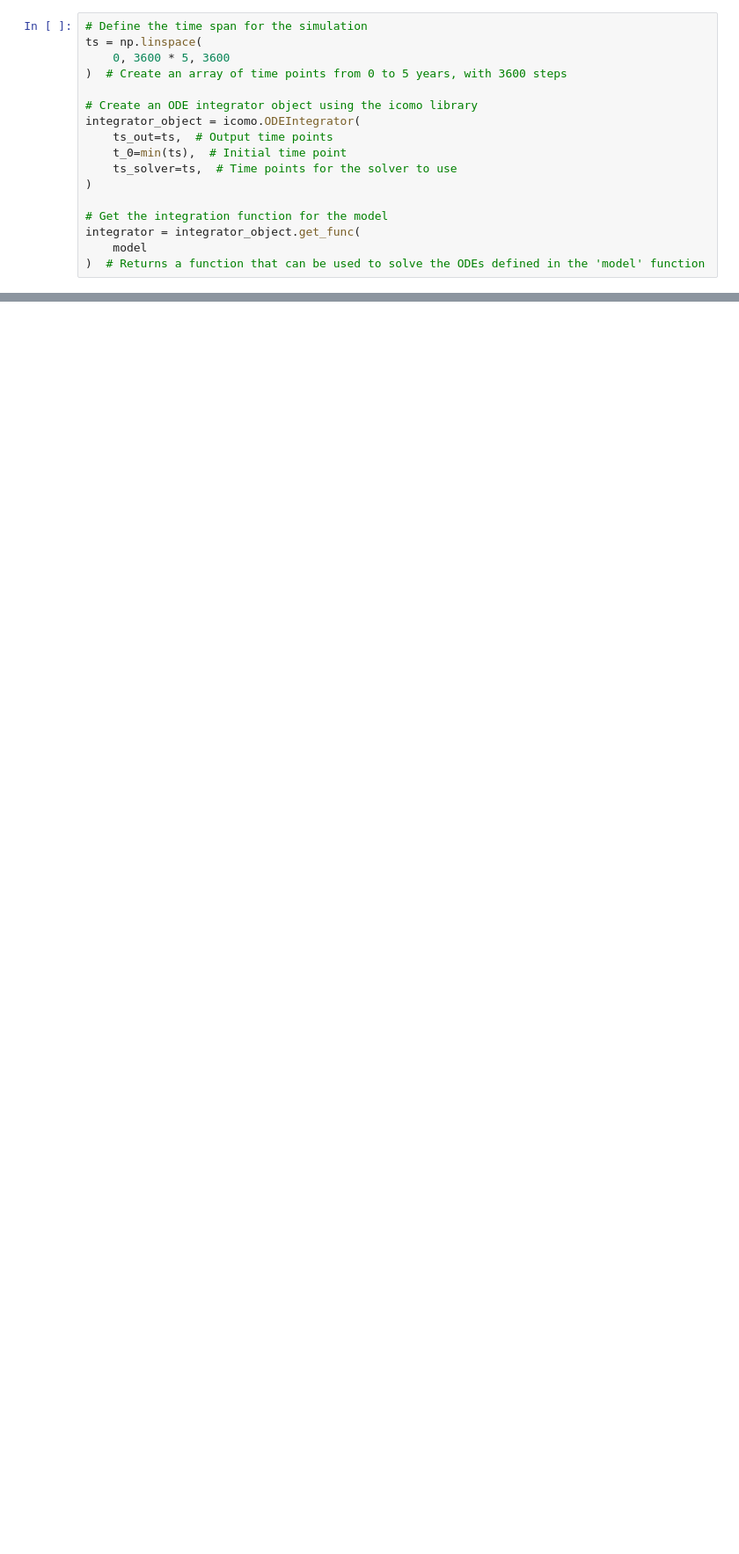
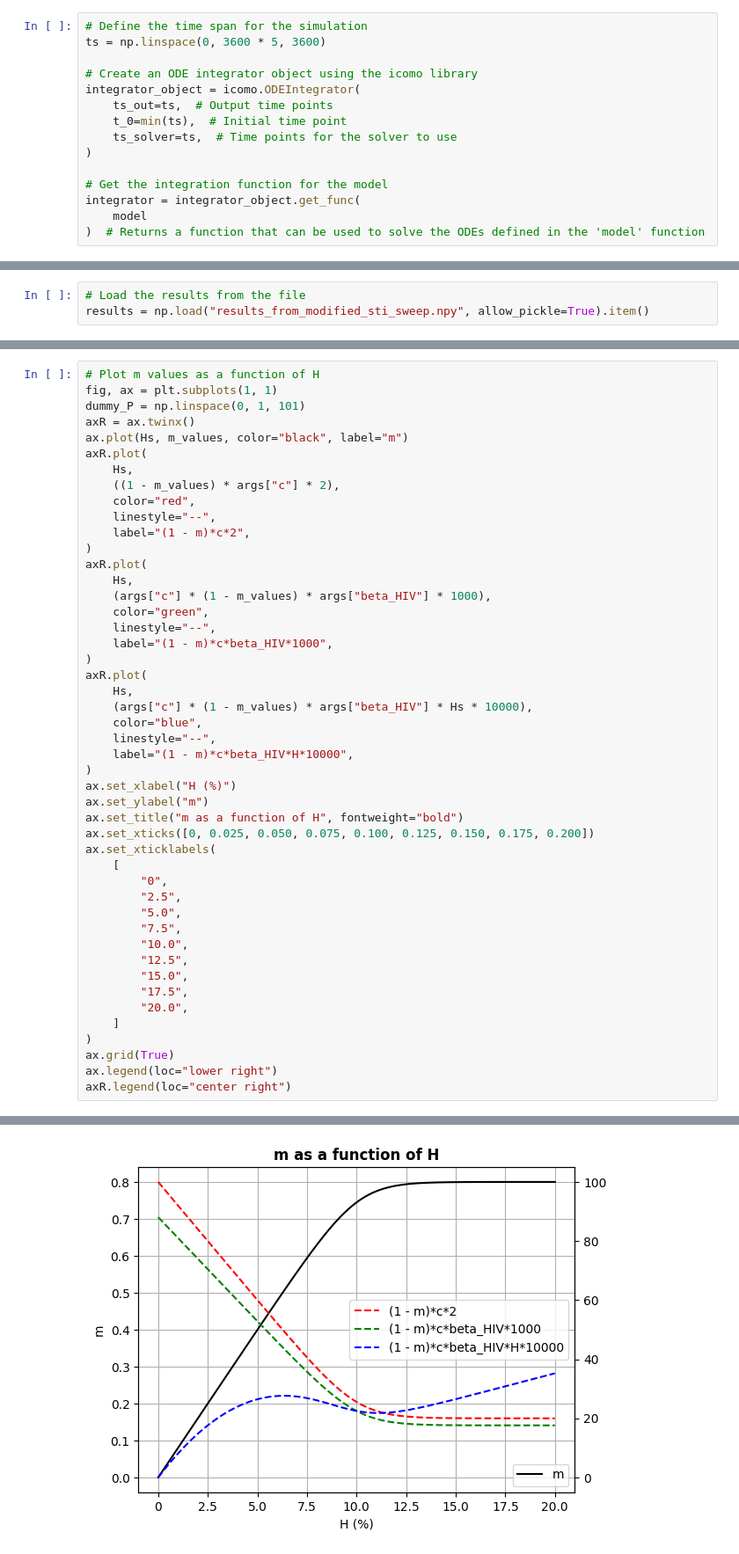
Before and after one commit to Priesemann-Group/testing-paradox-HIV-STI, a Jupyter notebook: notebooks/modified_STI_model_sweep.ipynb, the cells around one changed output, grey strips where cells are left out. Shown at 88% size. Drawn from its saved outputs; the diff is of its cells as text; blank space fills up the shorter version.

Commit message:
Nice figures

```diff
--- a/notebooks/modified_STI_model_sweep.ipynb
+++ b/notebooks/modified_STI_model_sweep.ipynb
@@ -99,9 +110,7 @@ y0 = {
 }
 # %%
 # Define the time span for the simulation
-ts = np.linspace(
-    0, 3600 * 5, 3600
-)  # Create an array of time points from 0 to 5 years, with 3600 steps
+ts = np.linspace(0, 3600 * 5, 3600)
 
 # Create an ODE integrator object using the icomo library
 integrator_object = icomo.ODEIntegrator(
@@ -193,0 +247,3 @@ print(check.max())
+# %%
+# Load the results from the file
+results = np.load("results_from_modified_sti_sweep.npy", allow_pickle=True).item()
@@ -283,0 +1262,48 @@ plt.show()
+# %%
+# Plot m values as a function of H
+fig, ax = plt.subplots(1, 1)
+dummy_P = np.linspace(0, 1, 101)
+axR = ax.twinx()
+ax.plot(Hs, m_values, color="black", label="m")
+axR.plot(
+    Hs,
+    ((1 - m_values) * args["c"] * 2),
+    color="red",
+    linestyle="--",
+    label="(1 - m)*c*2",
+)
+axR.plot(
+    Hs,
+    (args["c"] * (1 - m_values) * args["beta_HIV"] * 1000),
+    color="green",
+    linestyle="--",
+    label="(1 - m)*c*beta_HIV*1000",
+)
+axR.plot(
+    Hs,
+    (args["c"] * (1 - m_values) * args["beta_HIV"] * Hs * 10000),
+    color="blue",
+    linestyle="--",
+    label="(1 - m)*c*beta_HIV*H*10000",
+)
+ax.set_xlabel("H (%)")
+ax.set_ylabel("m")
+ax.set_title("m as a function of H", fontweight="bold")
+ax.set_xticks([0, 0.025, 0.050, 0.075, 0.100, 0.125, 0.150, 0.175, 0.200])
+ax.set_xticklabels(
+    [
+        "0",
+        "2.5",
+        "5.0",
+        "7.5",
+        "10.0",
+        "12.5",
+        "15.0",
+        "17.5",
+        "20.0",
+    ]
+)
+ax.grid(True)
+ax.legend(loc="lower right")
+axR.legend(loc="center right")
+# %% [output]
@@ -283,0 +1311 @@ plt.show()
+[figure, added]
```
Also changed, not shown: parts of 28 cells of this notebook, 16 other files.
